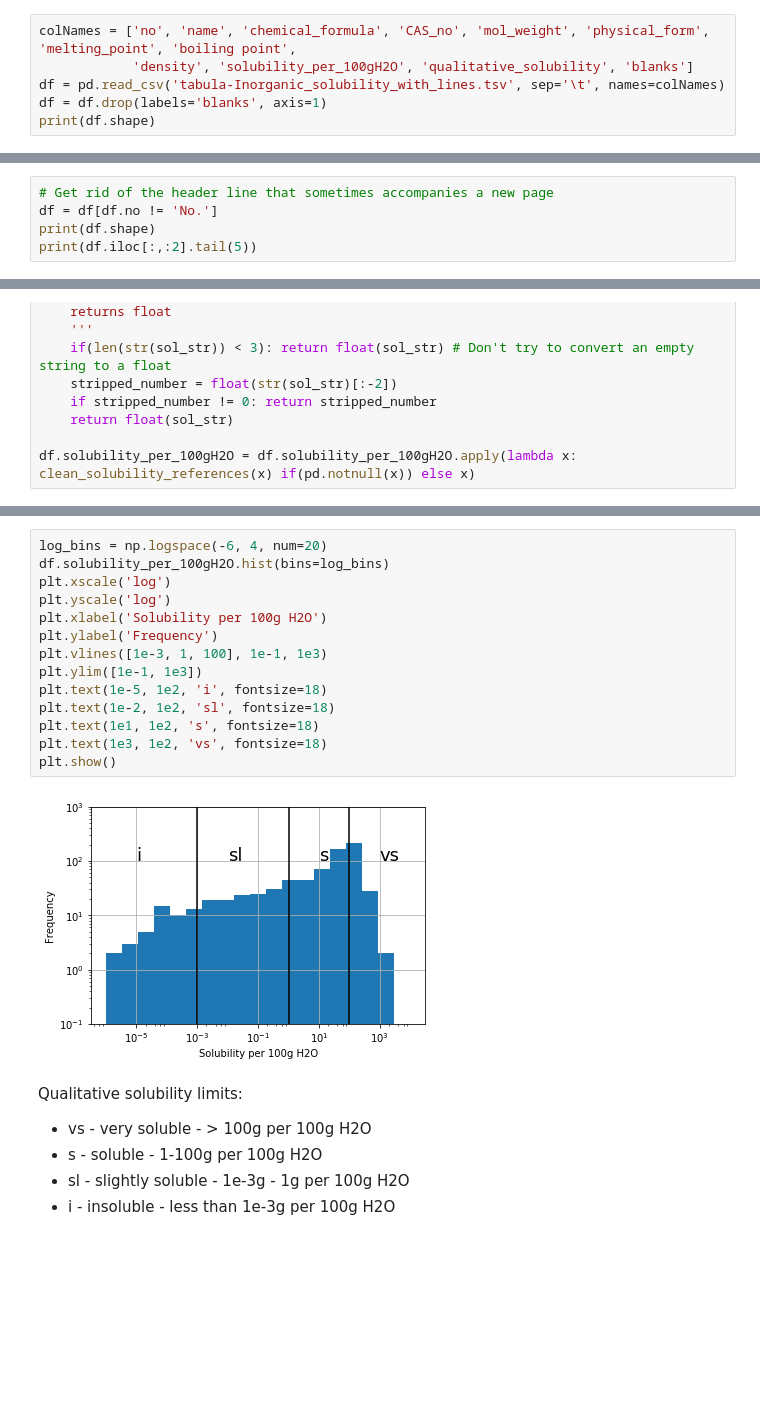
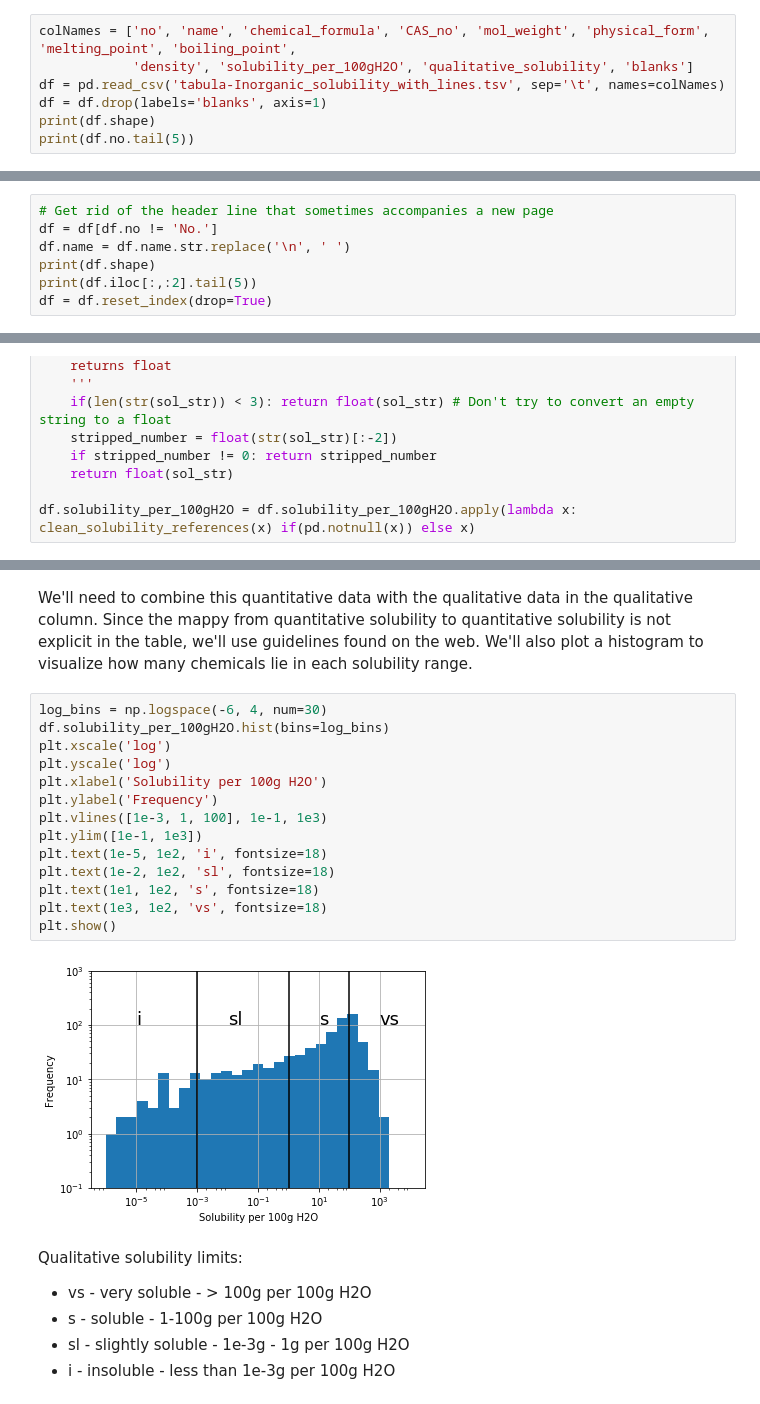
Before and after one commit to chrisjkuch/citrineapp, a Jupyter notebook: Solubility.ipynb, the cells around one changed output, grey strips where cells are left out. Drawn from its saved outputs; the diff is of its cells as text; blank space fills up the shorter version.

Commit message:
Got the dataframe with qualitative solubility for H2O indexed with numbers. Next step is plotting

```diff
--- a/Solubility.ipynb
+++ b/Solubility.ipynb
@@ -9,8 +23,9 @@ import matplotlib.pyplot as plt
 # %%
-colNames = ['no', 'name', 'chemical_formula', 'CAS_no', 'mol_weight', 'physical_form', 'melting_point', 'boiling point',
+colNames = ['no', 'name', 'chemical_formula', 'CAS_no', 'mol_weight', 'physical_form', 'melting_point', 'boiling_point',
             'density', 'solubility_per_100gH2O', 'qualitative_solubility', 'blanks']
 df = pd.read_csv('tabula-Inorganic_solubility_with_lines.tsv', sep='\t', names=colNames)
 df = df.drop(labels='blanks', axis=1)
 print(df.shape)
+print(df.no.tail(5))
 # %% [output]
 (2740, 11)
@@ -23,8 +46,10 @@ df.shape
 # %%
 # Get rid of the header line that sometimes accompanies a new page
 df = df[df.no != 'No.']
+df.name = df.name.str.replace('\n', ' ')
 print(df.shape)
 print(df.iloc[:,:2].tail(5))
+df = df.reset_index(drop=True)
 # %% [output]
 (2681, 11)
         no                           name
@@ -86,19 +103,21 @@ Name: solubility_per_100gH2O, dtype: float64
+# %% [markdown]
+We'll need to combine this quantitative data with the qualitative data in the qualitative column. Since the mappy from quantitative solubility to quantitative solubility is not explicit in the table, we'll use guidelines found on the web. We'll also plot a histogram to visualize how many chemicals lie in each solubility range.
 # %%
-log_bins = np.logspace(-6, 4, num=20)
+log_bins = np.logspace(-6, 4, num=30)
 df.solubility_per_100gH2O.hist(bins=log_bins)
 plt.xscale('log')
 plt.yscale('log')
 plt.xlabel('Solubility per 100g H2O')
 plt.ylabel('Frequency')
 plt.vlines([1e-3, 1, 100], 1e-1, 1e3)
 plt.ylim([1e-1, 1e3])
 plt.text(1e-5, 1e2, 'i', fontsize=18)
 plt.text(1e-2, 1e2, 'sl', fontsize=18)
 plt.text(1e1, 1e2, 's', fontsize=18)
 plt.text(1e3, 1e2, 'vs', fontsize=18)
 plt.show()
 # %% [output]
-[figure, old version]
+[figure, new version]
 # %% [markdown]
 Qualitative solubility limits:
 * vs - very soluble - > 100g per 100g H2O
```
Also changed, not shown: parts of 24 cells of this notebook.
